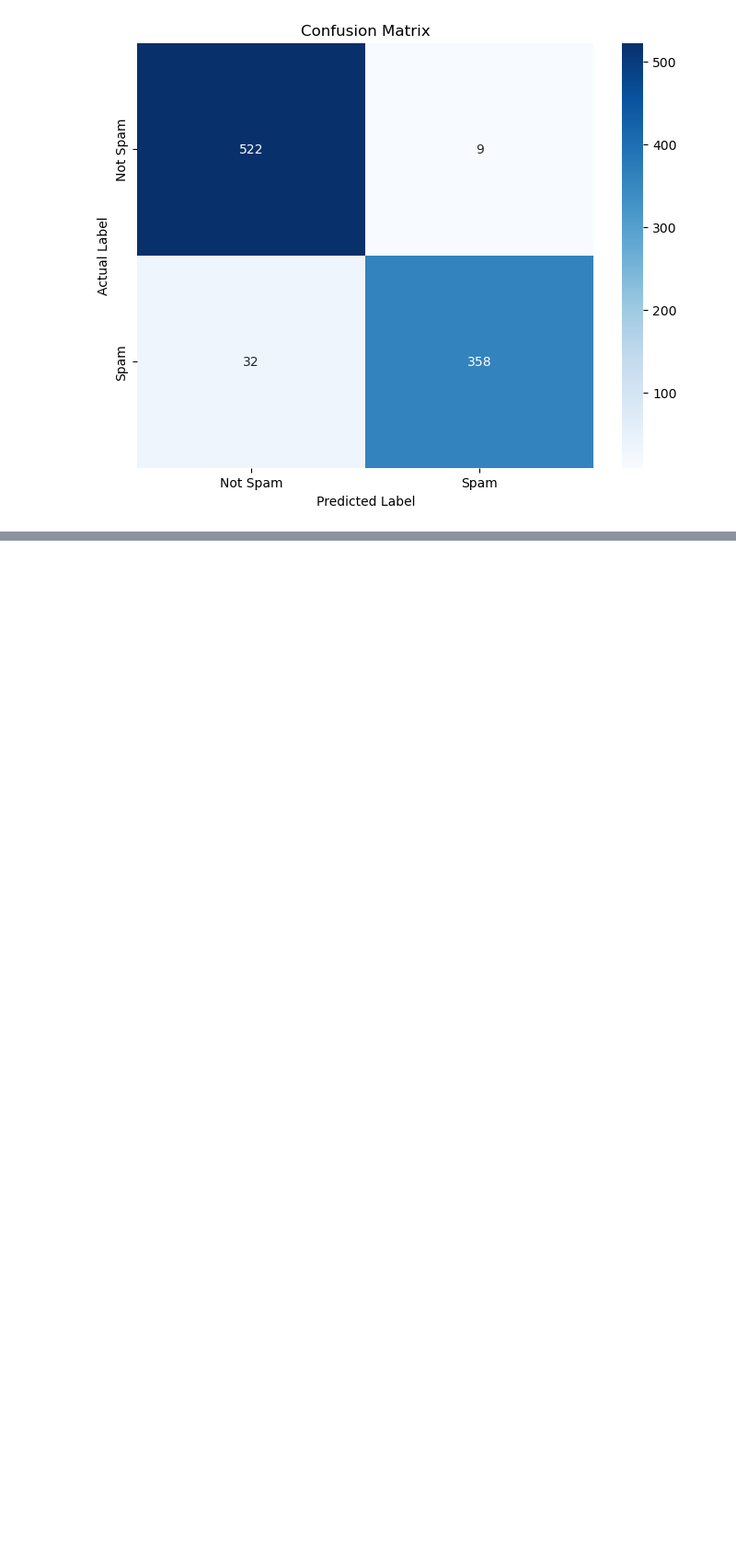
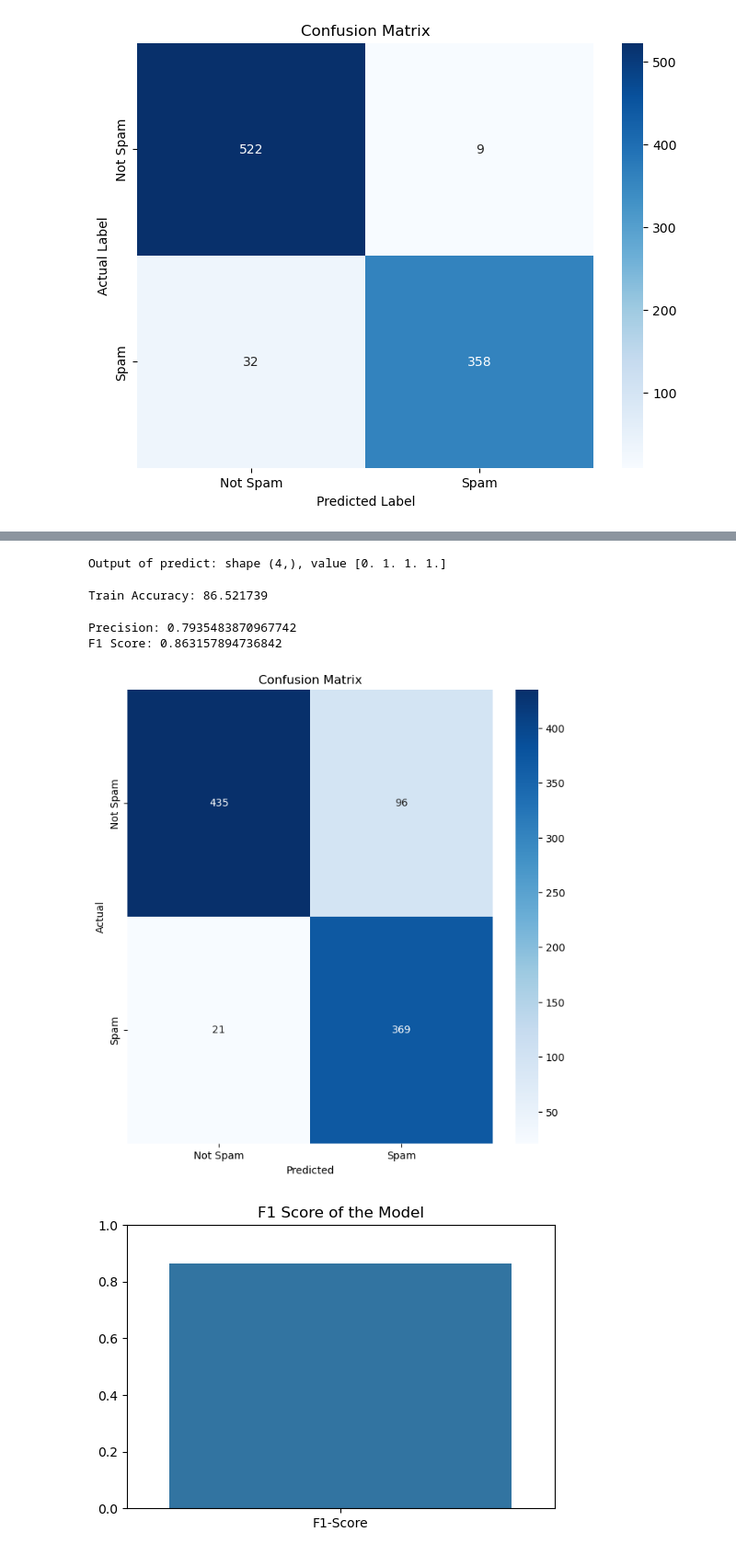
Before and after one commit to ChrysovalantisPsilos/MachineLearning, a Jupyter notebook: script.ipynb, the cells around one changed output, grey strips where cells are left out. Shown: that part at 92% size. Saved outputs shown, nothing was run; the diff lists cells and outputs as text; code cells hidden in the pictures; blank space fills up the shorter version.

```diff
--- a/script.ipynb
+++ b/script.ipynb
@@ -215 +464,79 @@ Given the high performance metrics across the board, there doesn't seem to be a
+# %%
+# UNQ_C4
+# GRADED FUNCTION: predict
+
+def predict(X, w, b):
+    """
+    Predict whether the label is 0 or 1 using learned logistic
+    regression parameters w
+
+    Args:
+    X : (ndarray Shape (m, n))
+    w : (array_like Shape (n,))      Parameters of the model
+    b : (scalar, float)              Parameter of the model
+
+    Returns:
+    p: (ndarray (m,1))
+        The predictions for X using a threshold at 0.5
+    """
+    # number of training examples
+    m, n = X.shape
+    p = np.zeros(m)
+
+    ### START CODE HERE ###
+    prediction_model = sigmoid(np.dot(X,w)+b)
+
+    p[prediction_model>=0.5]=1
+
+    ### END CODE HERE ###
+    return p
+# Test your predict code
+np.random.seed(1)
+tmp_w = np.random.randn(2)
+tmp_b = 0.3
+tmp_X = np.random.randn(4, 2) - 0.5
+
+tmp_p = predict(tmp_X, tmp_w, tmp_b)
+print(f'Output of predict: shape {tmp_p.shape}, value {tmp_p}')
+# %% [output]
+Output of predict: shape (4,), value [0. 1. 1. 1.]
+# %%
+#Compute accuracy on our training set
+p = predict(X_train, w,b)
+print('Train Accuracy: %f'%(np.mean(p == y_train) * 100))
+# %% [output]
+Train Accuracy: 86.521739
+# %%
+# Get predictions for the test set
+probabilities = sigmoid(np.dot(X_test, w) + b)
+predictions = probabilities >= 0.5  # apply threshold to get binary predictions
+
+# Calculate the F1 score and precision
+f1 = f1_score(y_test, predictions)
+precision = precision_score(y_test, predictions)
+
+# Print the precision and F1 score
+print('Precision:', precision)
+print('F1 Score:', f1)
+
+# Generate and plot confusion matrix
+cm = confusion_matrix(y_test, predictions)
+plt.figure(figsize=(8, 8))
+sns.heatmap(cm, annot=True, fmt='d', cmap='Blues', xticklabels=['Not Spam', 'Spam'], yticklabels=['Not Spam', 'Spam'])
+plt.ylabel('Actual')
+plt.xlabel('Predicted')
+plt.title('Confusion Matrix')
+plt.show()
+
+# Plot F1-score
+plt.figure(figsize=(6, 4))
+sns.barplot(x=['F1-Score'], y=[f1])
+plt.title('F1 Score of the Model')
+plt.ylim(0, 1)
+plt.show()
+# %% [output]
+Precision: 0.7935483870967742
+F1 Score: 0.863157894736842
+[figure, added]
+[figure, added]
 # %% [markdown]
```
Also changed, not shown: parts of 28 cells of this notebook, 1 other file.
